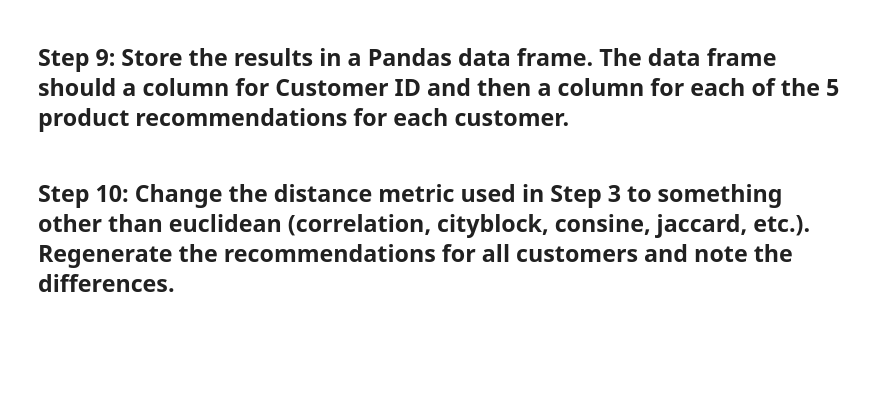
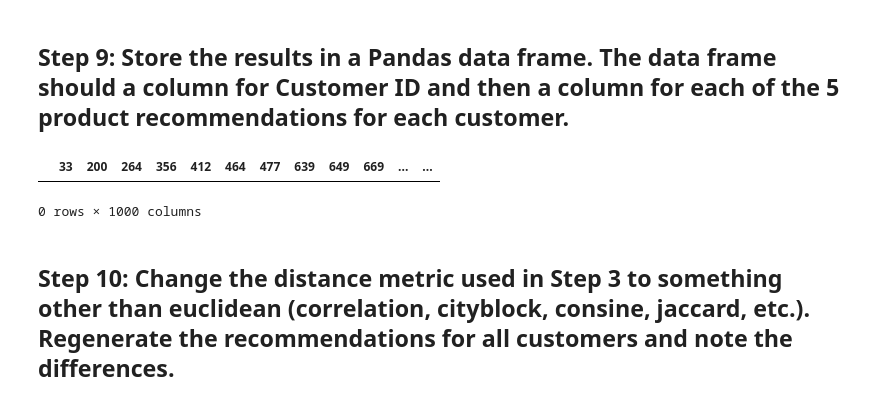
Before and after one commit to ta-data-mexpt/lab-intro-recommender-systems, a Jupyter notebook: your-code/main.ipynb, the cells around one changed output. Drawn from its saved outputs; the diff is of its cells as text; code cells hidden in the pictures; blank space fills up the shorter version.

```diff
--- a/your-code/main.ipynb
+++ b/your-code/main.ipynb
@@ -220,5 +220,11 @@ recommendations
  98200: []}
 # %% [markdown]
 ##  Step 9: Store the results in a Pandas data frame. The data frame should a column for Customer ID and then a column for each of the 5 product recommendations for each customer.
+# %%
+recommendations = pd.DataFrame(recommendations)
+recommendations
+# %% [output]
+|  | 33 | 200 | 264 | 356 | 412 | 464 | 477 | 639 | 649 | 669 | ... | ... |
+0 rows × 1000 columns
 # %% [markdown]
 ## Step 10: Change the distance metric used in Step 3 to something other than euclidean (correlation, cityblock, consine, jaccard, etc.). Regenerate the recommendations for all customers and note the differences.
```
Also changed, not shown: parts of 1 cell of this notebook.
